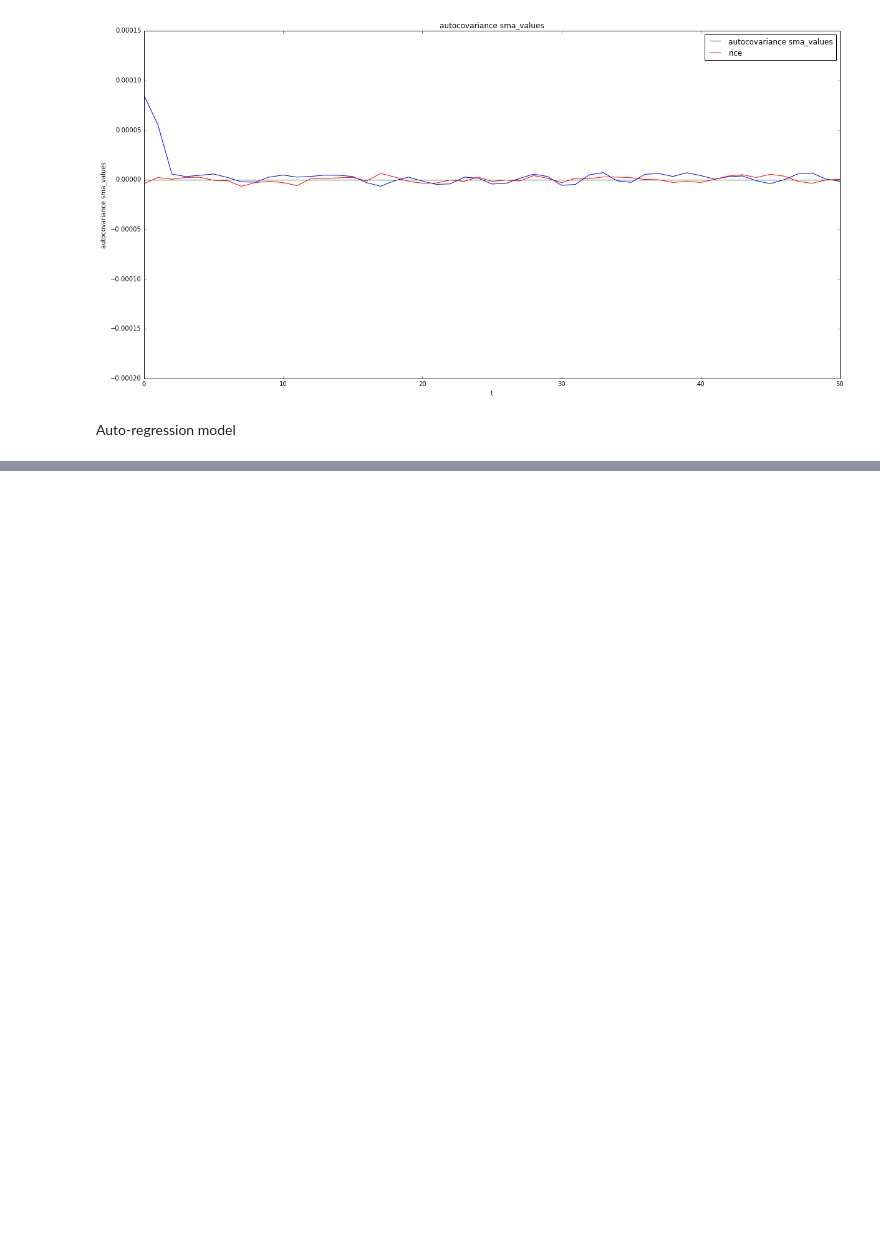
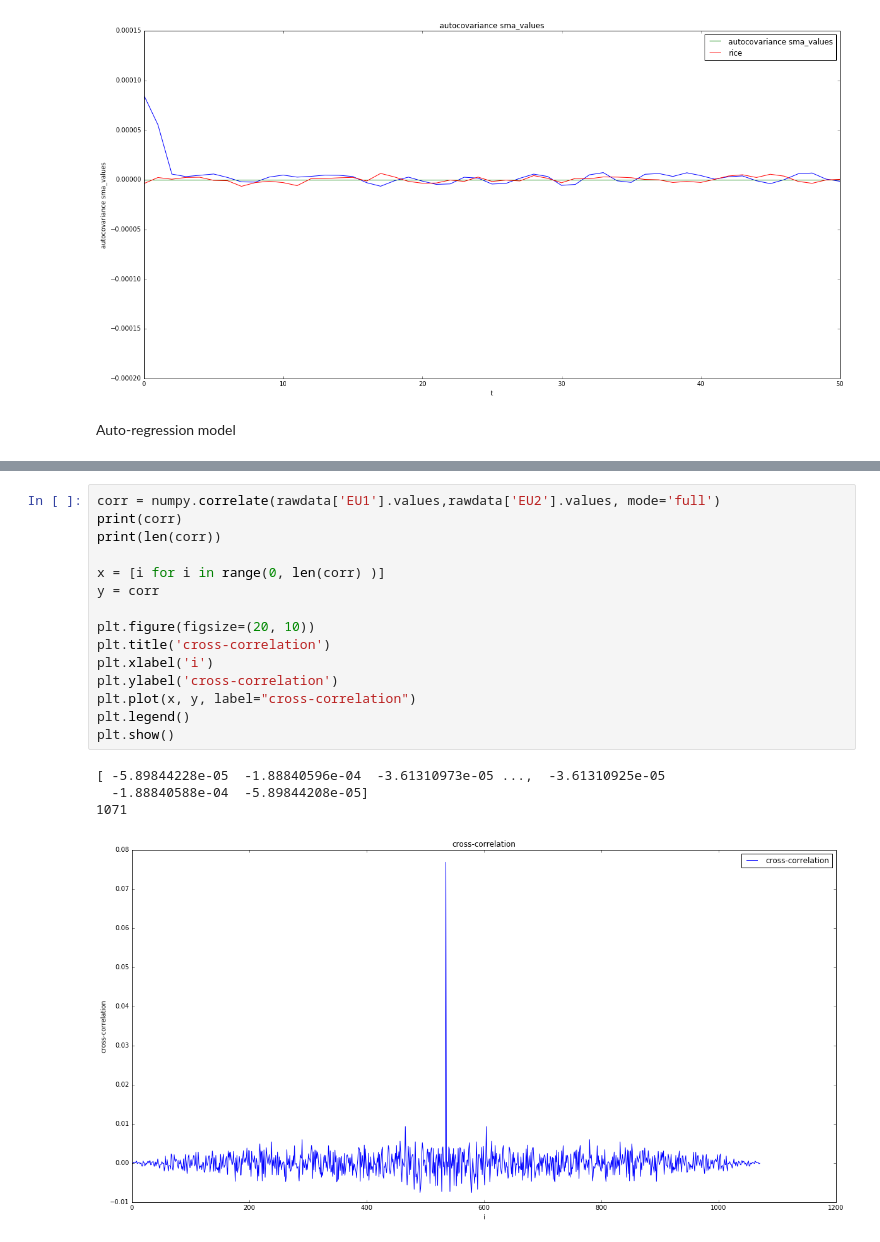
Before and after one commit to vipmax/PM, a Jupyter notebook: Task 3.ipynb, the cells around one changed output, grey strips where cells are left out. Cells and saved outputs as stored; diff of their text form; blank space fills up the shorter version.

```diff
--- a/Task 3.ipynb
+++ b/Task 3.ipynb
@@ -525,0 +640,20 @@ plt.show()
+# %%
+corr = numpy.correlate(rawdata['EU1'].values,rawdata['EU2'].values, mode='full')
+print(corr)
+print(len(corr))
+
+x = [i for i in range(0, len(corr) )]
+y = corr
+
+plt.figure(figsize=(20, 10))
+plt.title('cross-correlation')
+plt.xlabel('i')
+plt.ylabel('cross-correlation')
+plt.plot(x, y, label="cross-correlation")
+plt.legend()
+plt.show()
+# %% [output]
+[ -5.89844228e-05  -1.88840596e-04  -3.61310973e-05 ...,  -3.61310925e-05
+  -1.88840588e-04  -5.89844208e-05]
+1071
+[figure, added]
```
Also changed, not shown: parts of 6 cells of this notebook.
